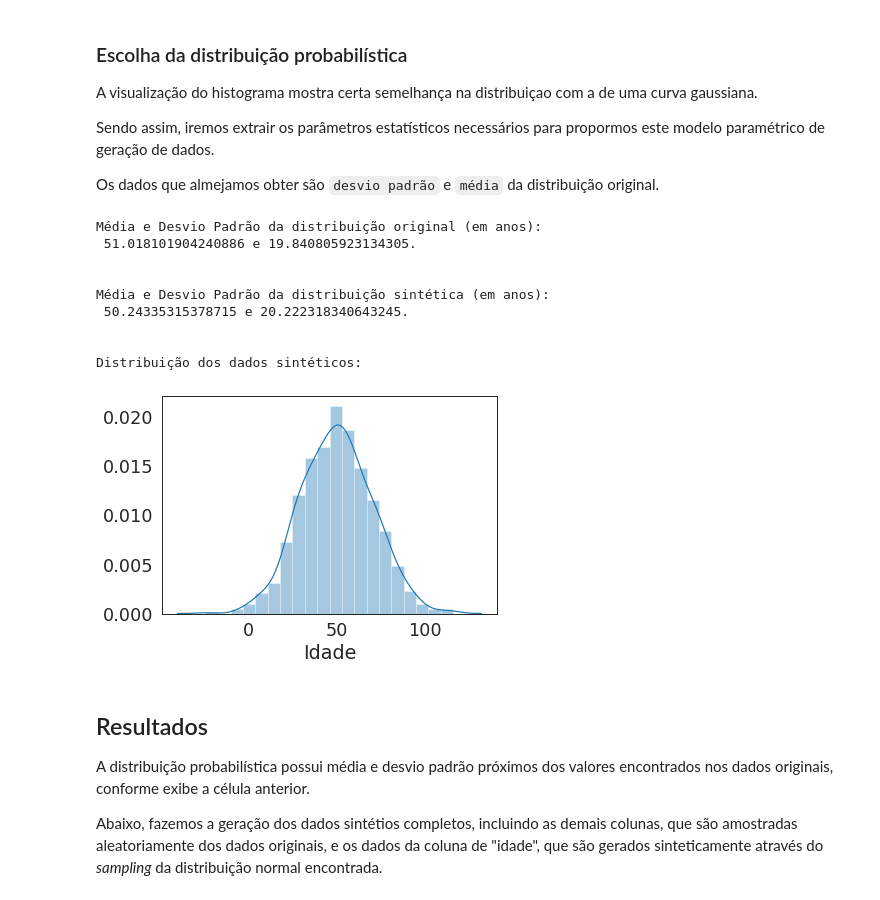
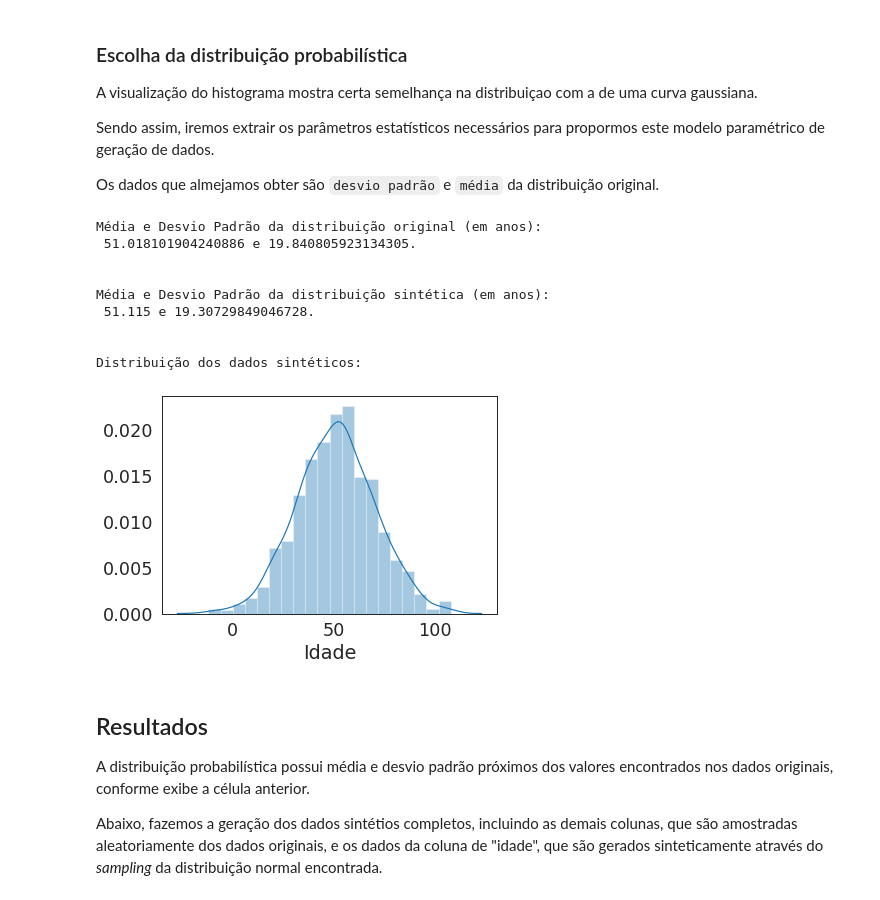
Before and after one commit to patrickctrf/ia376-paula, a Jupyter notebook: L1/L1-175480.ipynb, the cells around one changed output. Cells and saved outputs as stored; diff of their text form; code cells hidden in the pictures.

```diff
--- a/L1/L1-175480.ipynb
+++ b/L1/L1-175480.ipynb
@@ -70,36 +70,36 @@ Sendo assim, iremos extrair os parâmetros estatísticos necessários para propo
 
 Os dados que almejamos obter são `desvio padrão` e `média` da distribuição original.
 # %%
-np.random.seed(3333)
+np.random.seed(1111)
 
 desv_pad = input_data.std()
 media = input_data.mean()
 
 print("Média e Desvio Padrão da distribuição original (em anos): \n", media, "e",
       str(desv_pad) + ".\n\n")
 
-pontos_sinteticos = np.random.normal(loc=media, scale=desv_pad, size=1000)
+pontos_sinteticos = np.random.normal(loc=media, scale=desv_pad, size=1000).astype('int')
 
 # plt.title("Distribuição dos dados sintéticos")
 sns.distplot(pontos_sinteticos, axlabel="Idade", bins=20)
 
 desv_pad = pontos_sinteticos.std()
 media = pontos_sinteticos.mean()
 print("Média e Desvio Padrão da distribuição sintética (em anos): \n", media, "e",
       str(desv_pad) + ".\n\n")
 
 print("Distribuição dos dados sintéticos: ")
 # %% [output]
 Média e Desvio Padrão da distribuição original (em anos):
  51.018101904240886 e 19.840805923134305.
 
 
 Média e Desvio Padrão da distribuição sintética (em anos):
- 50.24335315378715 e 20.222318340643245.
+ 51.115 e 19.30729849046728.
 
 
 Distribuição dos dados sintéticos:
-[figure, old version]
+[figure, new version]
 # %% [markdown]
 ## Resultados
 
```
Also changed, not shown: parts of 6 cells of this notebook, 1 other file.
